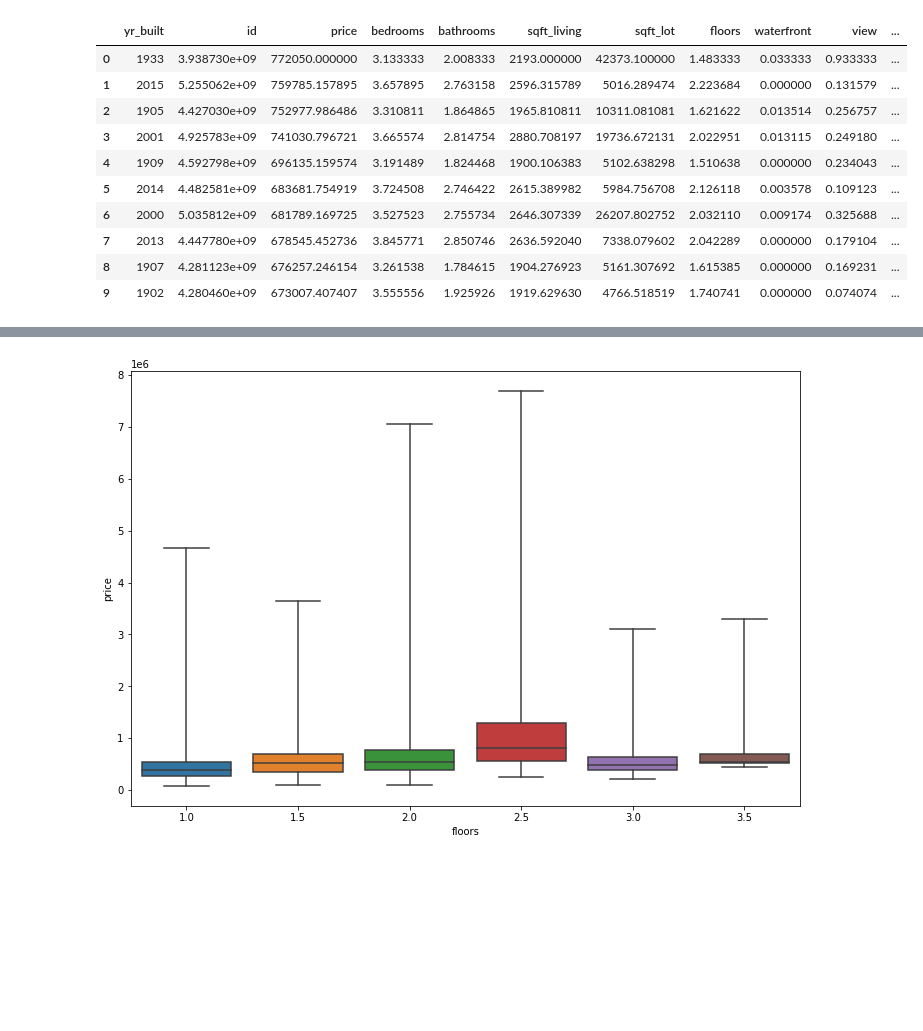
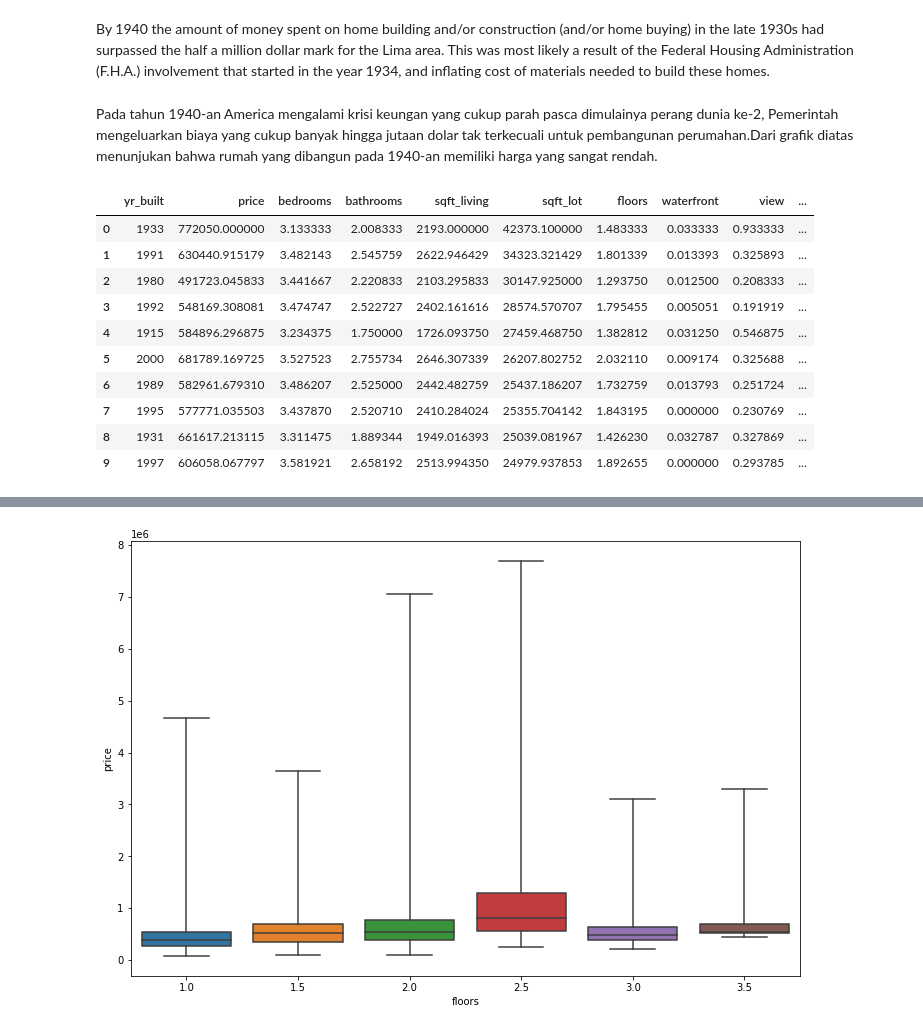
Before and after one commit to rbymln/Sale_House_Project, a Jupyter notebook: EDA King House.ipynb, the cells around one changed output, grey strips where cells are left out. Cells and saved outputs as stored; diff of their text form; code cells hidden in the pictures; blank space fills up the shorter version.

```diff
--- a/EDA King House.ipynb
+++ b/EDA King House.ipynb
@@ -25,5 +32,5 @@ data = pd.read_csv("../../Data/Raw/kc_house_data.csv") #use_cols = [""]
 # %%
-df = data.copy()
+df = ambilcsv().copy()
 # %%
 df.columns
 # %% [output]
@@ -81,0 +52,6 @@ The null hypothesis can be rejected
+# %%
+df['year'] = df['date'].dt.year
+# %%
+df.drop(columns=['date_sales'],inplace=True,axis=1)
+# %%
+df['month'] = df['date'].dt.year
@@ -82,15 +114,19 @@ The null hypothesis can be rejected
+# %% [markdown]
+By 1940 the amount of money spent on home building and/or construction (and/or home buying) in the late 1930s had surpassed the half a million dollar mark for the Lima area. This was most likely a result of the Federal Housing Administration (F.H.A.) involvement that started in the year 1934, and inflating cost of materials needed to build these homes.
+# %% [markdown]
+Pada tahun 1940-an America mengalami krisi keungan yang cukup parah pasca dimulainya perang dunia ke-2, Pemerintah mengeluarkan biaya yang cukup banyak hingga jutaan dolar tak terkecuali untuk pembangunan perumahan.Dari grafik diatas menunjukan bahwa rumah yang dibangun pada 1940-an memiliki harga yang sangat rendah.
 # %%
-top_price_house_by_year= df.groupby(by="yr_built").mean().sort_values('price',ascending=False).reset_index().head(10)
-top_price_house_by_year
+top_price_house_by_builtyear= df.groupby(by="yr_built").mean().sort_values('sqft_lot',ascending=False).reset_index().head(10)
+top_price_house_by_builtyear
 # %% [output]
-|  | yr_built | id | price | bedrooms | bathrooms | sqft_living | sqft_lot | floors | waterfront | view | ... |
-| 0 | 1933 | 3.938730e+09 | 772050.000000 | 3.133333 | 2.008333 | 2193.000000 | 42373.100000 | 1.483333 | 0.033333 | 0.933333 | ... |
-| 1 | 2015 | 5.255062e+09 | 759785.157895 | 3.657895 | 2.763158 | 2596.315789 | 5016.289474 | 2.223684 | 0.000000 | 0.131579 | ... |
-| 2 | 1905 | 4.427030e+09 | 752977.986486 | 3.310811 | 1.864865 | 1965.810811 | 10311.081081 | 1.621622 | 0.013514 | 0.256757 | ... |
-| 3 | 2001 | 4.925783e+09 | 741030.796721 | 3.665574 | 2.814754 | 2880.708197 | 19736.672131 | 2.022951 | 0.013115 | 0.249180 | ... |
-| 4 | 1909 | 4.592798e+09 | 696135.159574 | 3.191489 | 1.824468 | 1900.106383 | 5102.638298 | 1.510638 | 0.000000 | 0.234043 | ... |
-| 5 | 2014 | 4.482581e+09 | 683681.754919 | 3.724508 | 2.746422 | 2615.389982 | 5984.756708 | 2.126118 | 0.003578 | 0.109123 | ... |
-| 6 | 2000 | 5.035812e+09 | 681789.169725 | 3.527523 | 2.755734 | 2646.307339 | 26207.802752 | 2.032110 | 0.009174 | 0.325688 | ... |
-| 7 | 2013 | 4.447780e+09 | 678545.452736 | 3.845771 | 2.850746 | 2636.592040 | 7338.079602 | 2.042289 | 0.000000 | 0.179104 | ... |
-| 8 | 1907 | 4.281123e+09 | 676257.246154 | 3.261538 | 1.784615 | 1904.276923 | 5161.307692 | 1.615385 | 0.000000 | 0.169231 | ... |
-| 9 | 1902 | 4.280460e+09 | 673007.407407 | 3.555556 | 1.925926 | 1919.629630 | 4766.518519 | 1.740741 | 0.000000 | 0.074074 | ... |
+|  | yr_built | price | bedrooms | bathrooms | sqft_living | sqft_lot | floors | waterfront | view | ... |
+| 0 | 1933 | 772050.000000 | 3.133333 | 2.008333 | 2193.000000 | 42373.100000 | 1.483333 | 0.033333 | 0.933333 | ... |
+| 1 | 1991 | 630440.915179 | 3.482143 | 2.545759 | 2622.946429 | 34323.321429 | 1.801339 | 0.013393 | 0.325893 | ... |
+| 2 | 1980 | 491723.045833 | 3.441667 | 2.220833 | 2103.295833 | 30147.925000 | 1.293750 | 0.012500 | 0.208333 | ... |
+| 3 | 1992 | 548169.308081 | 3.474747 | 2.522727 | 2402.161616 | 28574.570707 | 1.795455 | 0.005051 | 0.191919 | ... |
+| 4 | 1915 | 584896.296875 | 3.234375 | 1.750000 | 1726.093750 | 27459.468750 | 1.382812 | 0.031250 | 0.546875 | ... |
+| 5 | 2000 | 681789.169725 | 3.527523 | 2.755734 | 2646.307339 | 26207.802752 | 2.032110 | 0.009174 | 0.325688 | ... |
+| 6 | 1989 | 582961.679310 | 3.486207 | 2.525000 | 2442.482759 | 25437.186207 | 1.732759 | 0.013793 | 0.251724 | ... |
+| 7 | 1995 | 577771.035503 | 3.437870 | 2.520710 | 2410.284024 | 25355.704142 | 1.843195 | 0.000000 | 0.230769 | ... |
+| 8 | 1931 | 661617.213115 | 3.311475 | 1.889344 | 1949.016393 | 25039.081967 | 1.426230 | 0.032787 | 0.327869 | ... |
+| 9 | 1997 | 606058.067797 | 3.581921 | 2.658192 | 2513.994350 | 24979.937853 | 1.892655 | 0.000000 | 0.293785 | ... |
```
Also changed, not shown: parts of 33 cells of this notebook, 2 other files.
